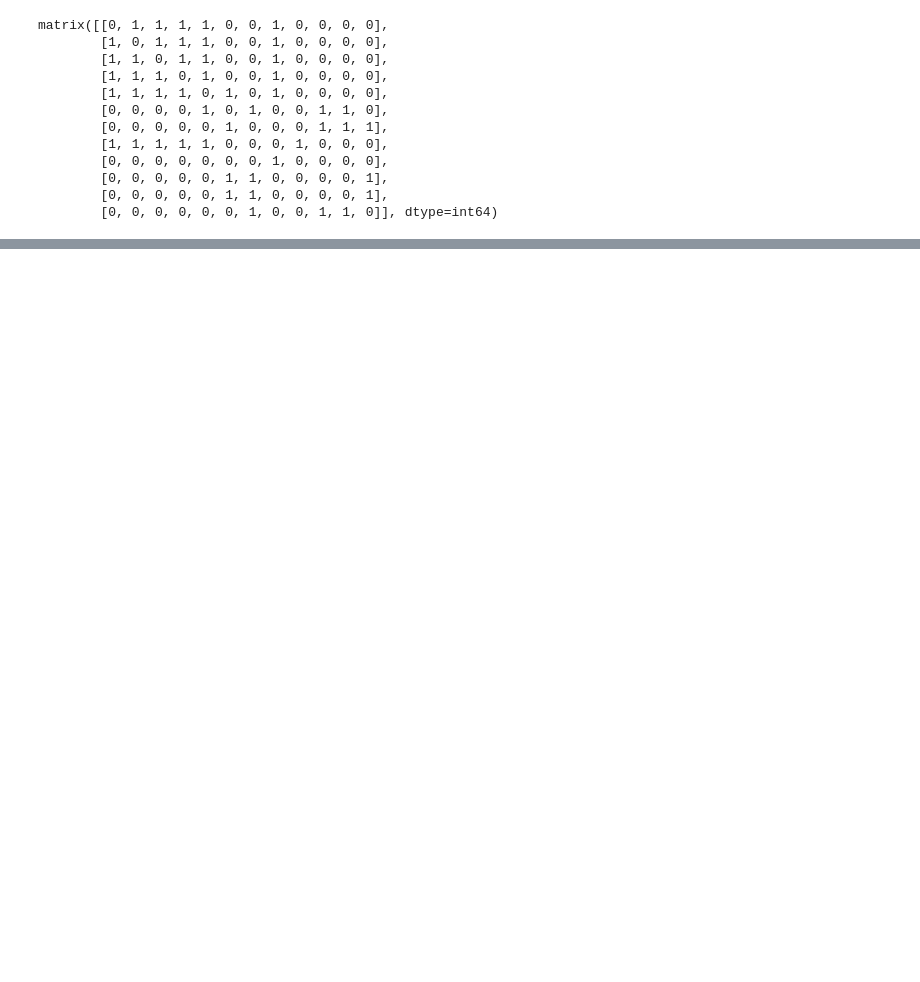
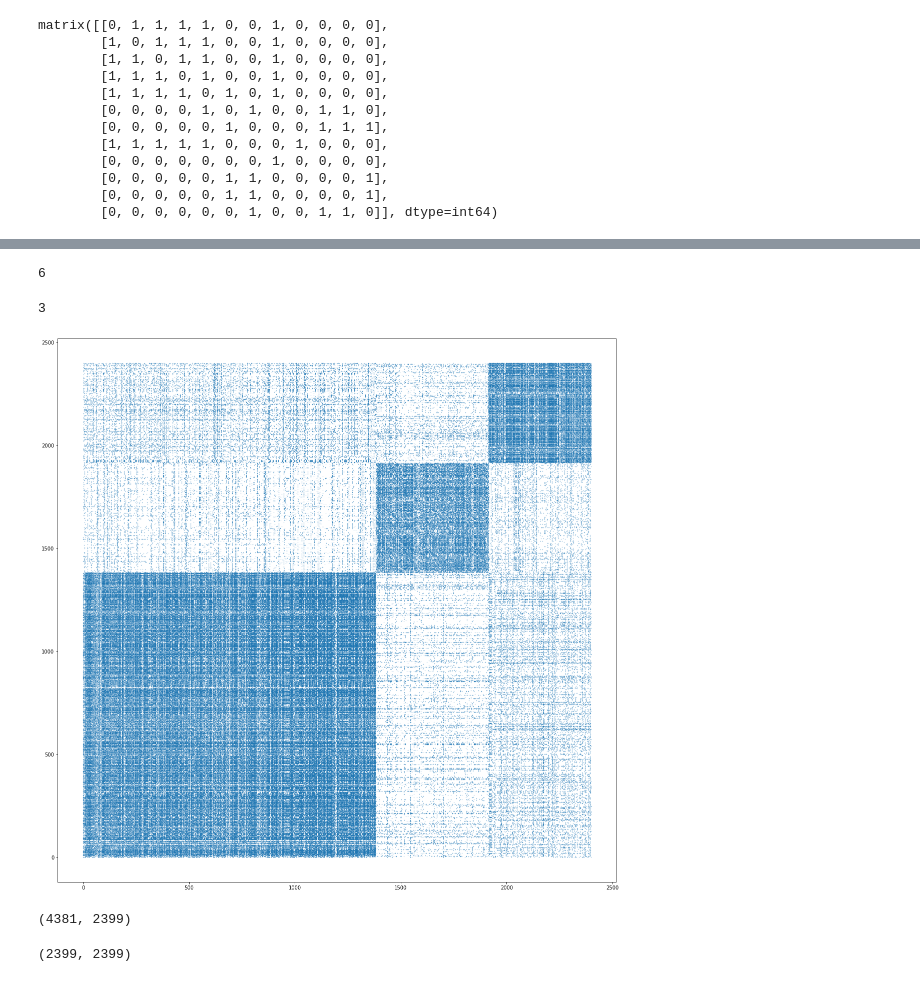
Before and after one commit to nidiamcl/stream-graph, a Jupyter notebook: reference/gr_cl_test.ipynb, the cells around one changed output, grey strips where cells are left out. Drawn from its saved outputs; the diff is of its cells as text; code cells hidden in the pictures; blank space fills up the shorter version.

Commit message:
add mergeFingerprints and graphing

```diff
--- a/reference/gr_cl_test.ipynb
+++ b/reference/gr_cl_test.ipynb
@@ -125,3 +50,0 @@ The iterable function was deprecated in Matplotlib 3.1 and will be removed in 3.
-# %%
-B = nx.adjacency_matrix(Gr)
-fps, fmap = findClusters(B)
@@ -227,0 +178,29 @@ print(A[3])
+# %%
+graph = nx.read_gpickle('/mnt/d/Datasets/harvey_streams/2017-08-17-001003.pkl')
+# %%
+fps, fmap = findClusters(graph, 0.05)
+# %%
+len(fmap)
+# %% [output]
+6
+# %%
+merged_fps, merged_fmap = mergeFingerprints(fps, fmap, 0.005)
+# %%
+len(merged_fmap)
+# %% [output]
+3
+# %%
+import matplotlib.pyplot as plt
+plt.rcParams["figure.figsize"] = (20, 20)
+
+m, x, y = drawClusters(graph, merged_fmap)
+# %% [output]
+[figure, added]
+# %%
+m.shape
+# %% [output]
+(4381, 2399)
+# %%
+nx.to_numpy_array(graph).shape
+# %% [output]
+(2399, 2399)
```
Also changed, not shown: parts of 35 cells of this notebook, 4 other files.
